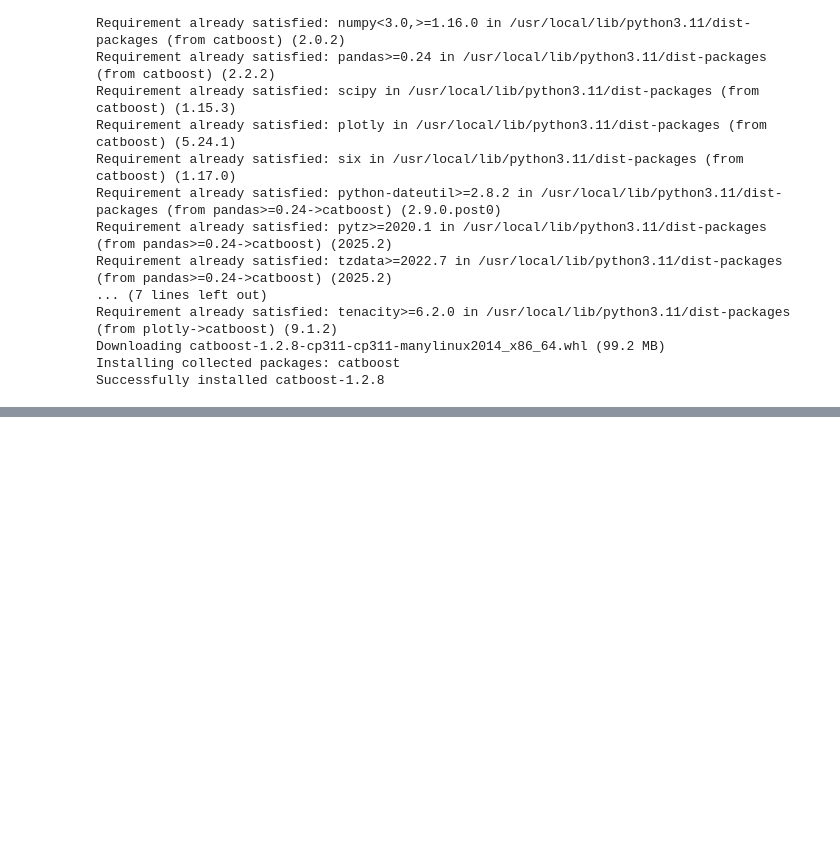
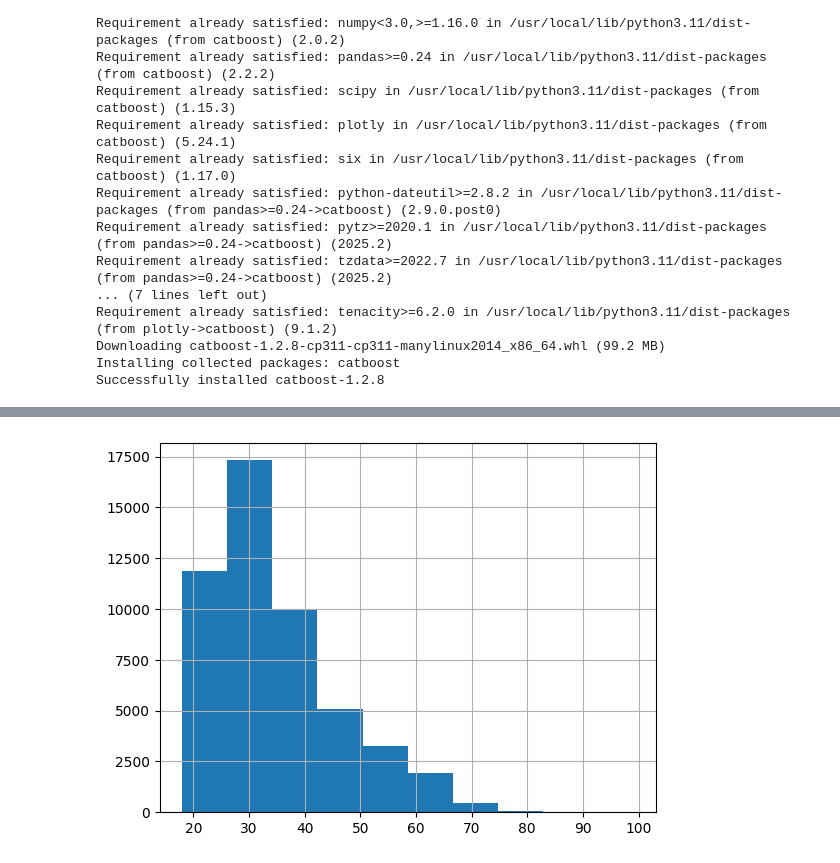
Before and after one commit to SergeyB81/Portfolio-DS, a Jupyter notebook: Bank-27/bank_ds_test_case.ipynb, the cells around one changed output, grey strips where cells are left out. Drawn from its saved outputs; the diff is of its cells as text; code cells hidden in the pictures; blank space fills up the shorter version.

```diff
--- a/Bank-27/bank_ds_test_case.ipynb
+++ b/Bank-27/bank_ds_test_case.ipynb
@@ -221,0 +265,4 @@ from catboost import CatBoostClassifier
+# %%
+df['age'].hist();
+# %% [output]
+[figure, added]
```
Also changed, not shown: parts of 6 cells of this notebook.
